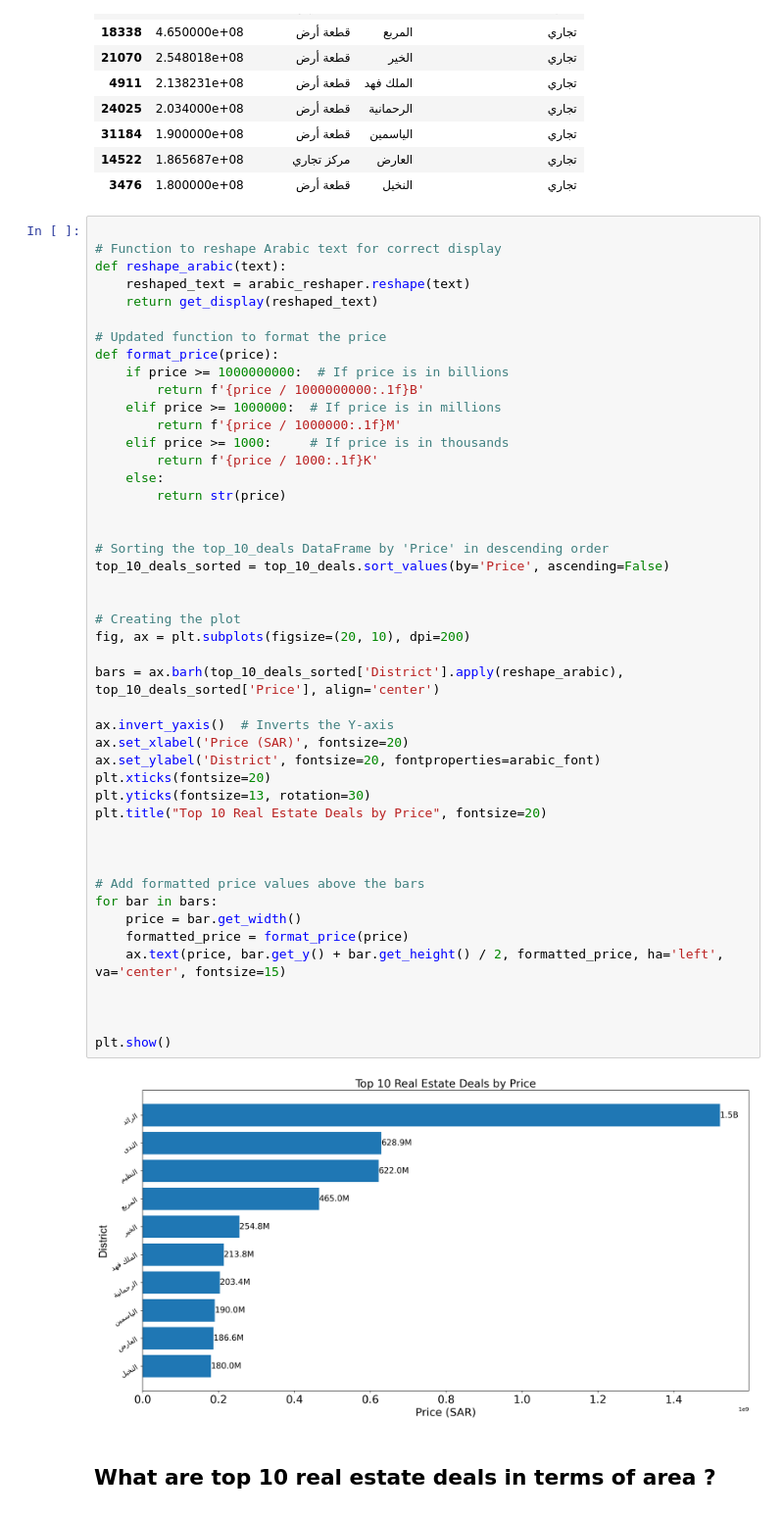
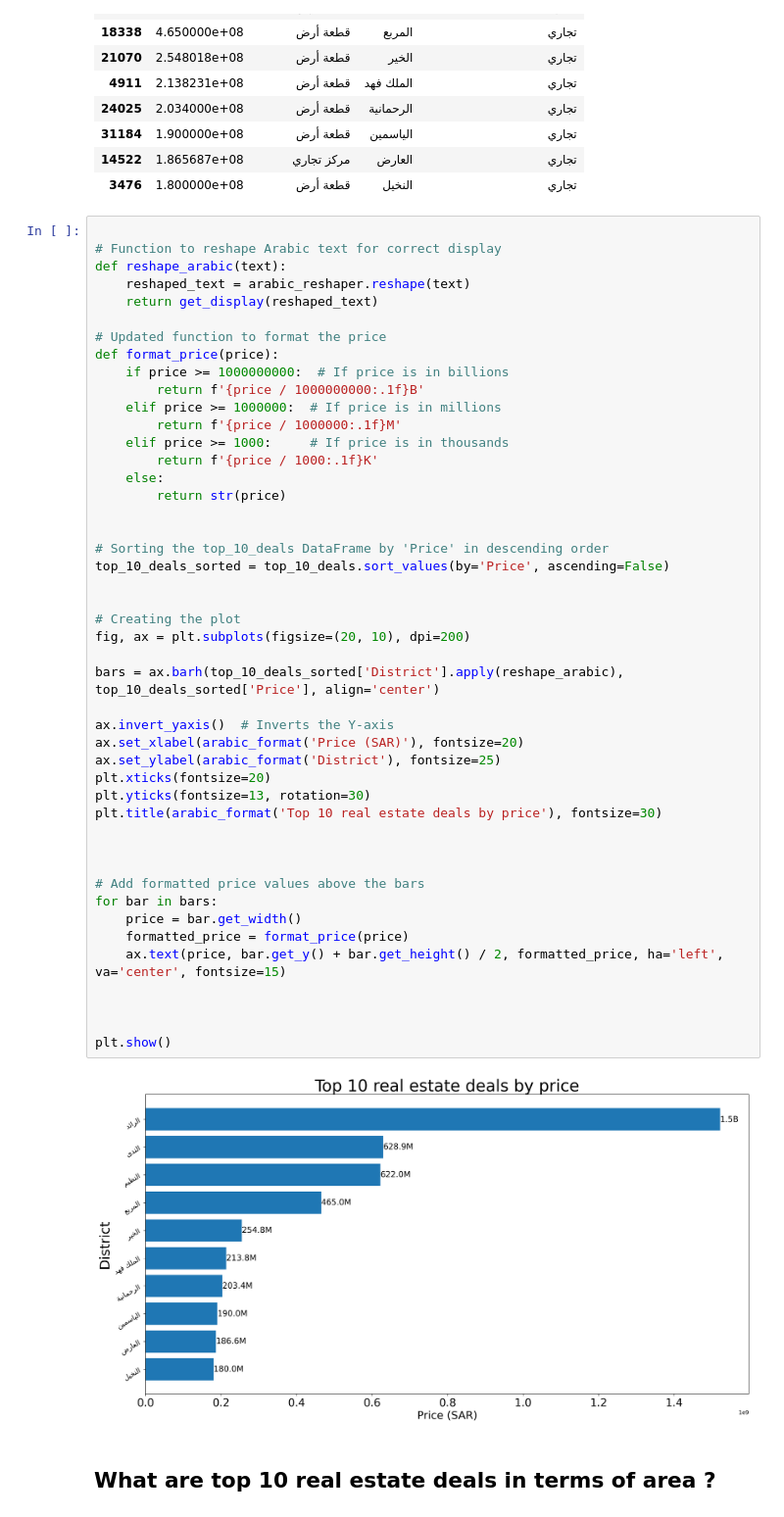
Before and after one commit to M7amdzx/Riyadh-Real-Estate-Market-, a Jupyter notebook: riyadh-real-estate-market.ipynb, the cells around one changed output. Shown at 98% size. Saved outputs shown, nothing was run; the diff lists cells and outputs as text.

Commit message:
Kaggle Notebook | Riyadh Real Estate Market  | Version 4

```diff
--- a/riyadh-real-estate-market.ipynb
+++ b/riyadh-real-estate-market.ipynb
@@ -444,37 +444,37 @@ def format_price(price):
         return f'{price / 1000:.1f}K'
     else:
         return str(price)
 
 
 # Sorting the top_10_deals DataFrame by 'Price' in descending order
 top_10_deals_sorted = top_10_deals.sort_values(by='Price', ascending=False)
 
 
 # Creating the plot
 fig, ax = plt.subplots(figsize=(20, 10), dpi=200)
 
 bars = ax.barh(top_10_deals_sorted['District'].apply(reshape_arabic), top_10_deals_sorted['Price'], align='center')
 
 ax.invert_yaxis()  # Inverts the Y-axis
-ax.set_xlabel('Price (SAR)', fontsize=20)
-ax.set_ylabel('District', fontsize=20, fontproperties=arabic_font)
+ax.set_xlabel(arabic_format('Price (SAR)'), fontsize=20)
+ax.set_ylabel(arabic_format('District'), fontsize=25)
 plt.xticks(fontsize=20)
 plt.yticks(fontsize=13, rotation=30)
-plt.title("Top 10 Real Estate Deals by Price", fontsize=20)
+plt.title(arabic_format('Top 10 real estate deals by price'), fontsize=30)
 
 
 
 # Add formatted price values above the bars
 for bar in bars:
     price = bar.get_width()
     formatted_price = format_price(price)
     ax.text(price, bar.get_y() + bar.get_height() / 2, formatted_price, ha='left', va='center', fontsize=15)
 
 
 
 plt.show()
 # %% [output]
-[figure, old version]
+[figure, new version]
 # %% [markdown]
 ## What are top 10 real estate deals in terms of area ?
 # %%
```
Also changed, not shown: parts of 2 cells of this notebook.
